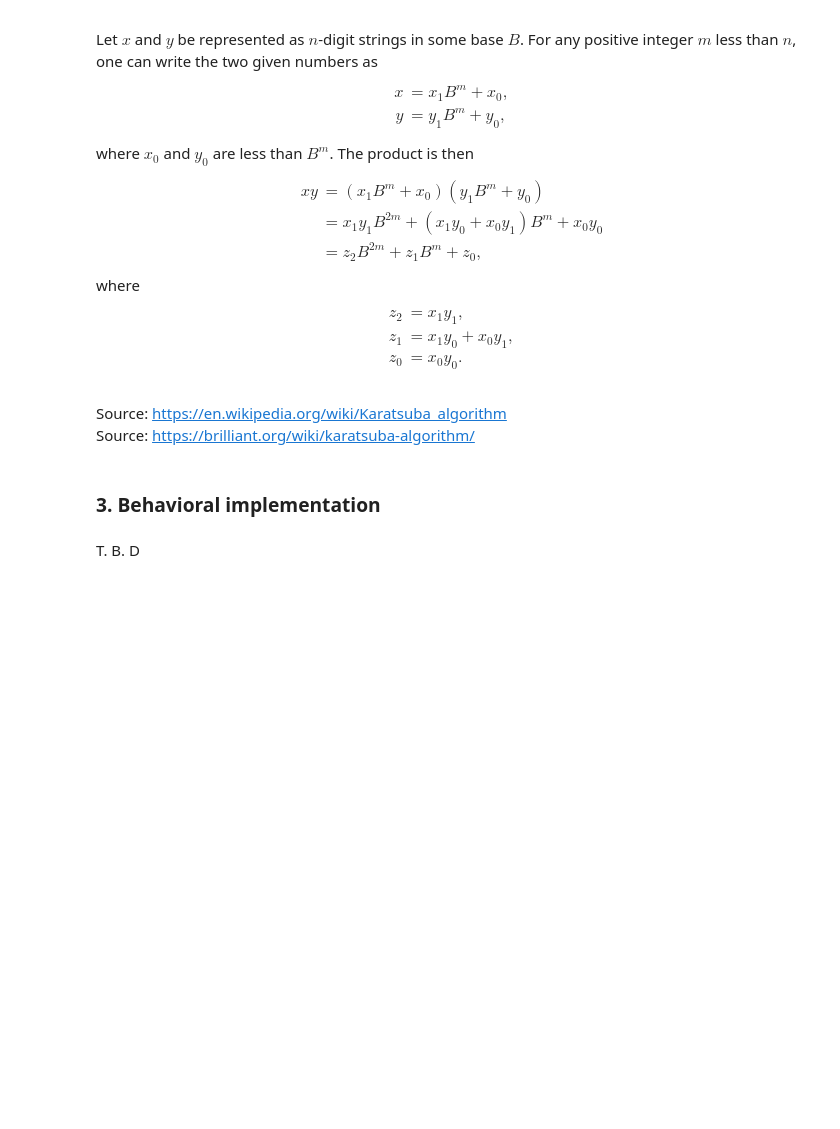
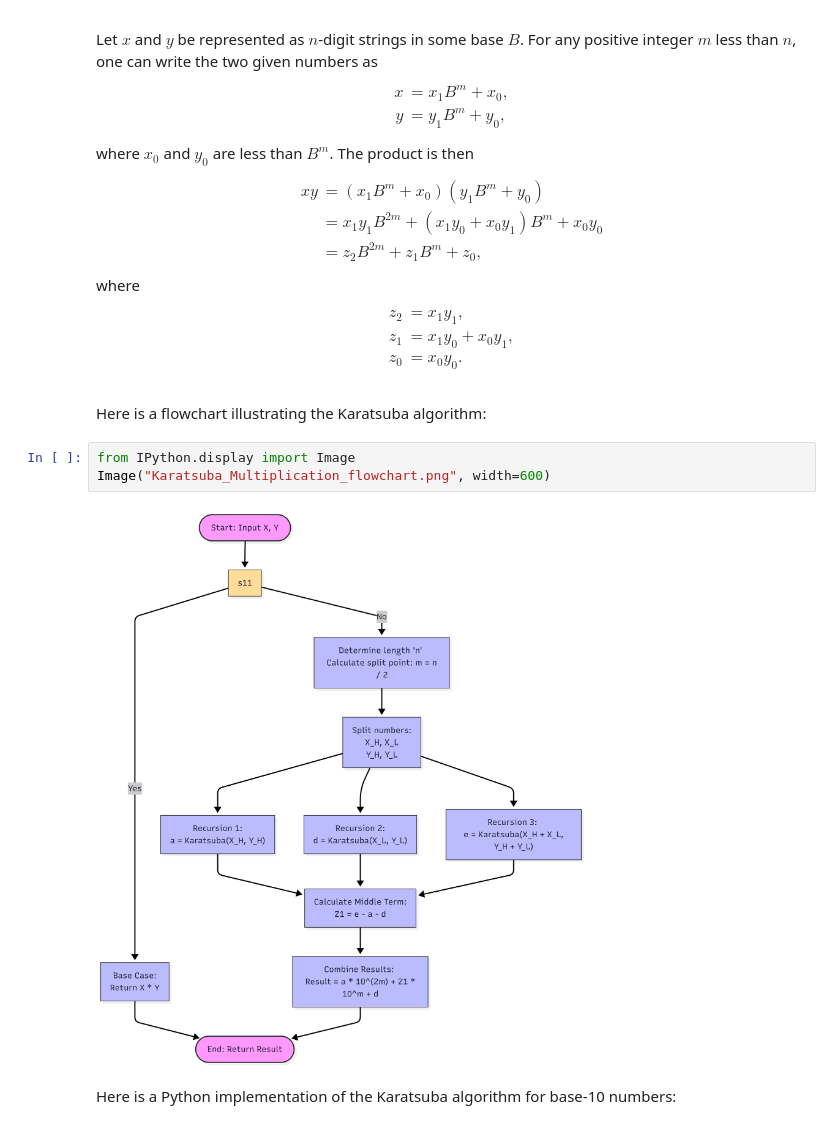
Before and after one commit to AKozdr03/Karatsuba_Multiplication, a Jupyter notebook: Karatsuba_Multiplication.ipynb, the cells around one changed output. Saved outputs shown, nothing was run; the diff lists cells and outputs as text; blank space fills up the shorter version.

```diff
--- a/Karatsuba_Multiplication.ipynb
+++ b/Karatsuba_Multiplication.ipynb
@@ -26,10 +26,12 @@ where
     z_1 &= x_1 y_0 + x_0 y_1, \\
     z_0 &= x_0 y_0.
 \end{align*}
-# %% [markdown]
-Source: https://en.wikipedia.org/wiki/Karatsuba_algorithm \
-Source: https://brilliant.org/wiki/karatsuba-algorithm/
-# %% [markdown]
-### 3. Behavioral implementation
-# %% [markdown]
-T. B. D
+# %% [markdown]
+Here is a flowchart illustrating the Karatsuba algorithm:
+# %%
+from IPython.display import Image
+Image("Karatsuba_Multiplication_flowchart.png", width=600)
+# %% [output]
+[figure, added]
+# %% [markdown]
+Here is a Python implementation of the Karatsuba algorithm for base-10 numbers:
```
Also changed, not shown: parts of 8 cells of this notebook, 1 other file.
